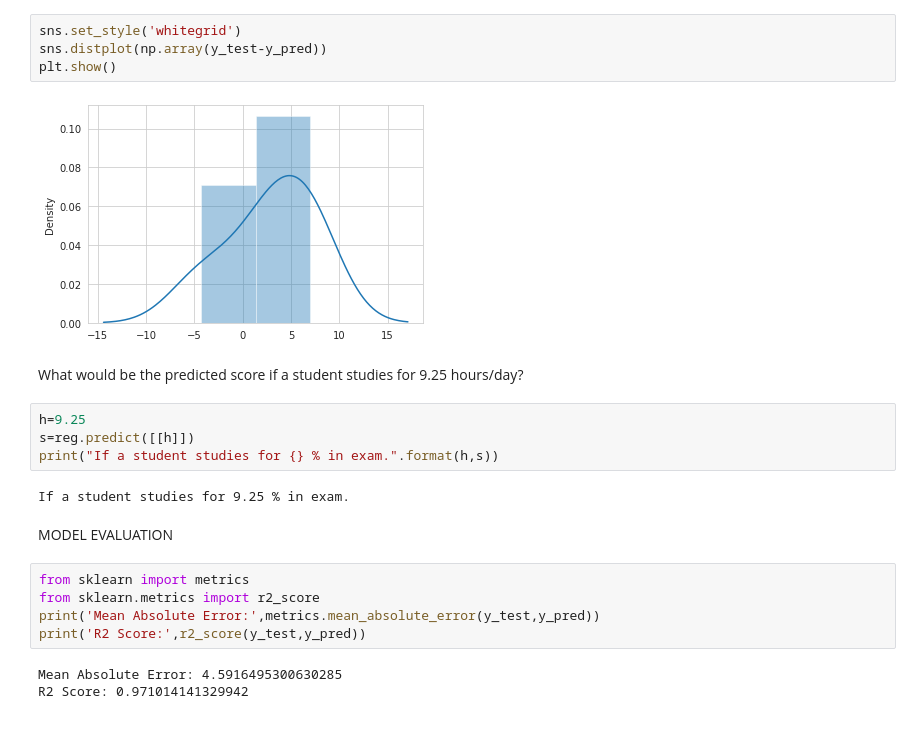
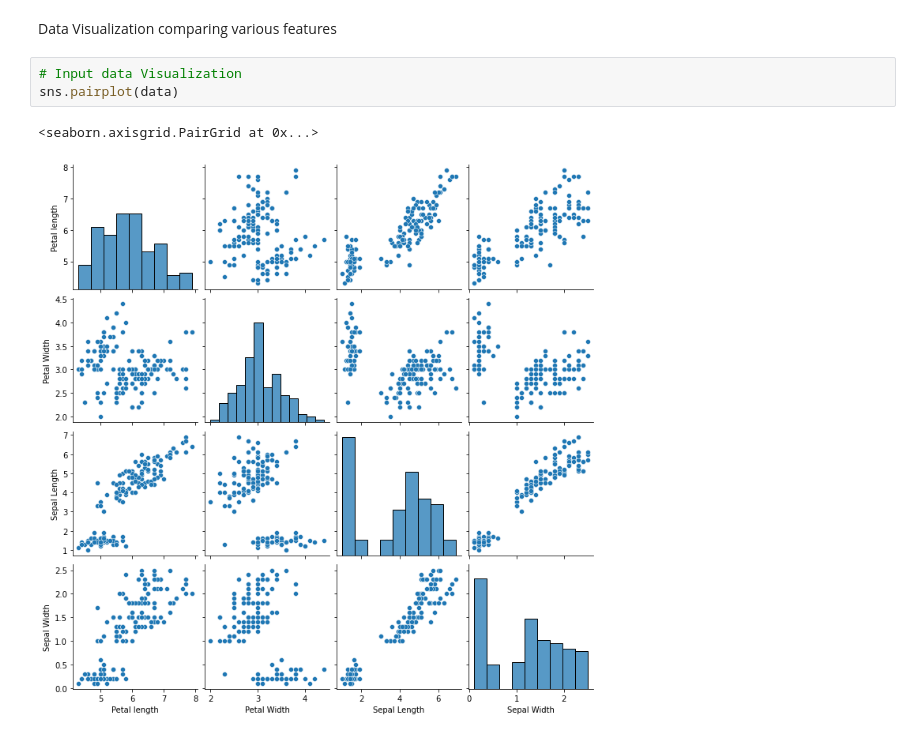
Before and after one commit to Rashmitha1041/Rashmitha, a Jupyter notebook: Copy_of_Overview_of_Colaboratory_Features.ipynb, the cells around one changed output. Drawn from its saved outputs; the diff is of its cells as text.

```diff
--- a/Copy_of_Overview_of_Colaboratory_Features.ipynb
+++ b/Copy_of_Overview_of_Colaboratory_Features.ipynb
@@ -110,24 +72,8 @@ y_pred=reg.predict(x_test)
-# %%
-sns.set_style('whitegrid')
-sns.distplot(np.array(y_test-y_pred))
-plt.show()
-# %% [output]
-[figure, removed]
-# %% [markdown]
-What would be the predicted score if a student studies for 9.25 hours/day?
-# %%
-h=9.25
-s=reg.predict([[h]])
-print("If a student studies for {} % in exam.".format(h,s))
-# %% [output]
-If a student studies for 9.25 % in exam.
-# %% [markdown]
-MODEL EVALUATION
-# %%
-from sklearn import metrics
-from sklearn.metrics import r2_score
-print('Mean Absolute Error:',metrics.mean_absolute_error(y_test,y_pred))
-print('R2 Score:',r2_score(y_test,y_pred))
-# %% [output]
-Mean Absolute Error: 4.5916495300630285
-R2 Score: 0.971014141329942
+# %% [markdown]
+Data Visualization comparing various features
+# %%
+# Input data Visualization
+sns.pairplot(data)
+# %% [output]
+<seaborn.axisgrid.PairGrid at 0x...>
+[figure, added]
```
Also changed, not shown: parts of 47 cells of this notebook.
